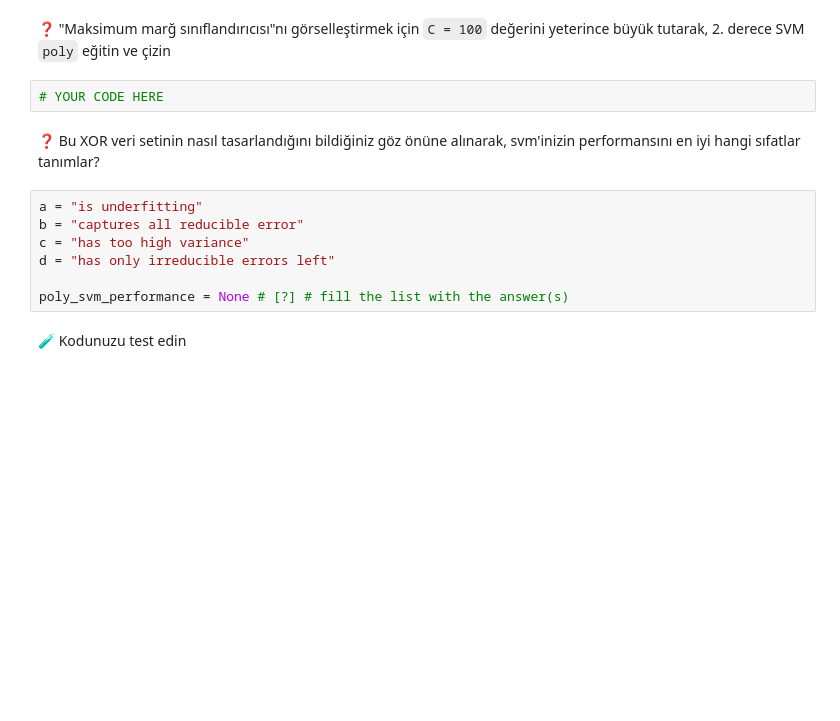
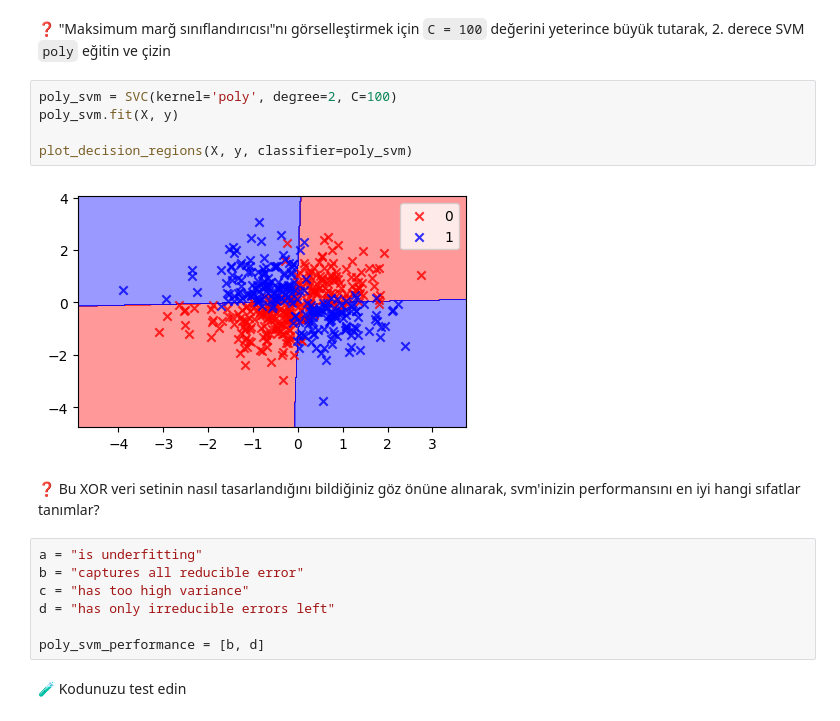
Before and after one commit to kaanaydin02/S16D5-S-data-svm, a Jupyter notebook: SVM.ipynb, the cells around one changed output. Drawn from its saved outputs; the diff is of its cells as text; blank space fills up the shorter version.

Commit message:
Completed poly_svm step

```diff
--- a/SVM.ipynb
+++ b/SVM.ipynb
@@ -218,8 +218,13 @@ $$
 </details>
 # %% [markdown]
 ❓ "Maksimum marğ sınıflandırıcısı"nı görselleştirmek için `C = 100` değerini yeterince büyük tutarak, 2. derece SVM `poly` eğitin ve çizin
-# %%
-# YOUR CODE HERE
+# %%
+poly_svm = SVC(kernel='poly', degree=2, C=100)
+poly_svm.fit(X, y)
+
+plot_decision_regions(X, y, classifier=poly_svm)
+# %% [output]
+[figure, added]
 # %% [markdown]
 ❓ Bu XOR veri setinin nasıl tasarlandığını bildiğiniz göz önüne alınarak, svm'inizin performansını en iyi hangi sıfatlar tanımlar?
 # %%
@@ -228,7 +233,7 @@ b = "captures all reducible error"
 c = "has too high variance"
 d = "has only irreducible errors left"
 
-poly_svm_performance = None # [?] # fill the list with the answer(s)
+poly_svm_performance = [b, d]
 # %% [markdown]
 🧪 Kodunuzu test edin
 # %%
```
Also changed, not shown: parts of 1 cell of this notebook, 1 other file.
